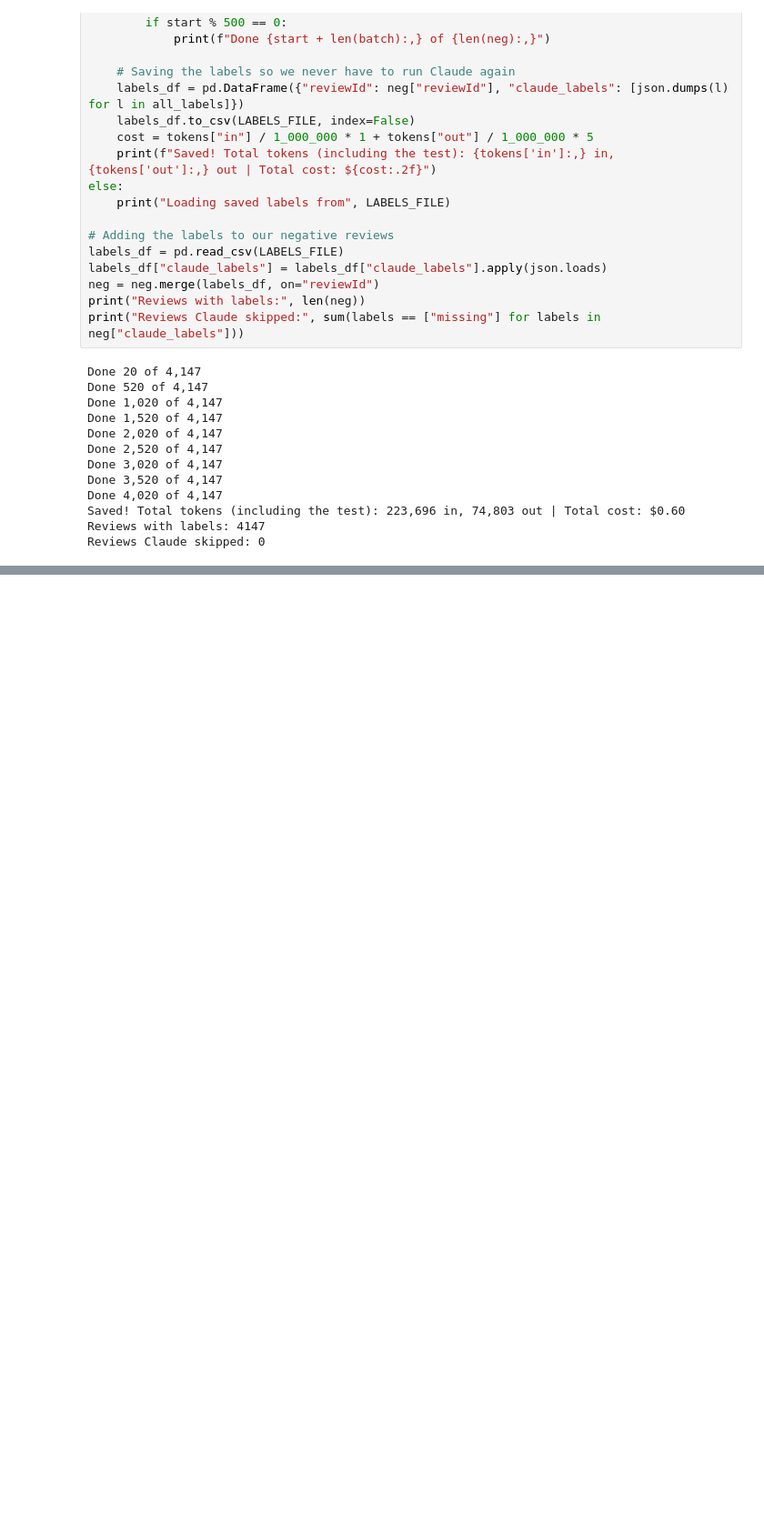
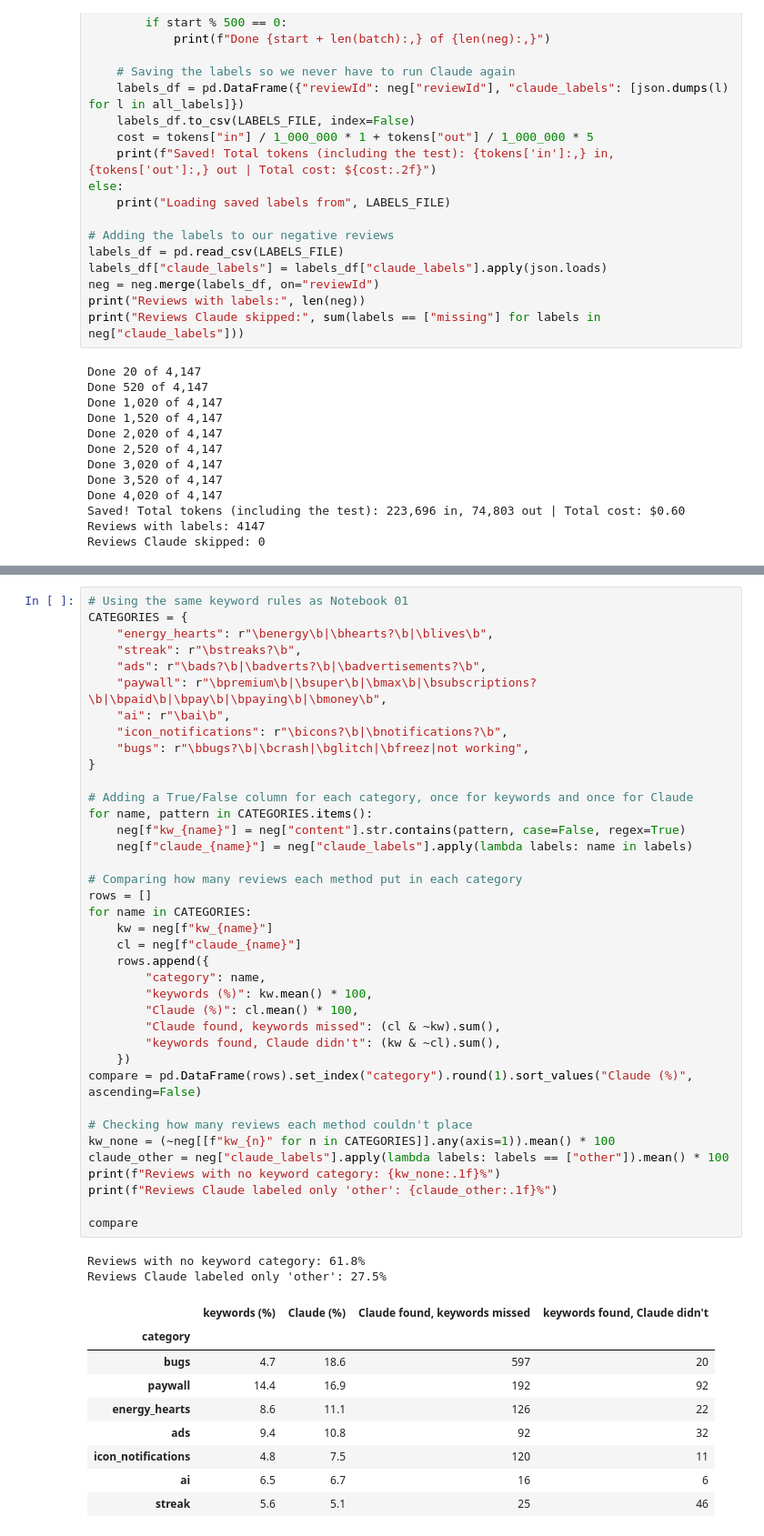
Before and after one commit to Teenna-Pachika/info4360-duolingo-reviews, a Jupyter notebook: notebooks/04_claude_labels_trends.ipynb, the cells around one changed output, grey strips where cells are left out. Shown at 91% size. Saved outputs shown, nothing was run; the diff lists cells and outputs as text; blank space fills up the shorter version.

```diff
--- a/notebooks/04_claude_labels_trends.ipynb
+++ b/notebooks/04_claude_labels_trends.ipynb
@@ -182,0 +187,50 @@ Reviews Claude skipped: 0
+# %%
+# Using the same keyword rules as Notebook 01
+CATEGORIES = {
+    "energy_hearts": r"\benergy\b|\bhearts?\b|\blives\b",
+    "streak": r"\bstreaks?\b",
+    "ads": r"\bads?\b|\badverts?\b|\badvertisements?\b",
+    "paywall": r"\bpremium\b|\bsuper\b|\bmax\b|\bsubscriptions?\b|\bpaid\b|\bpay\b|\bpaying\b|\bmoney\b",
+    "ai": r"\bai\b",
+    "icon_notifications": r"\bicons?\b|\bnotifications?\b",
+    "bugs": r"\bbugs?\b|\bcrash|\bglitch|\bfreez|not working",
+}
+
+# Adding a True/False column for each category, once for keywords and once for Claude
+for name, pattern in CATEGORIES.items():
+    neg[f"kw_{name}"] = neg["content"].str.contains(pattern, case=False, regex=True)
+    neg[f"claude_{name}"] = neg["claude_labels"].apply(lambda labels: name in labels)
+
+# Comparing how many reviews each method put in each category
+rows = []
+for name in CATEGORIES:
+    kw = neg[f"kw_{name}"]
+    cl = neg[f"claude_{name}"]
+    rows.append({
+        "category": name,
+        "keywords (%)": kw.mean() * 100,
+        "Claude (%)": cl.mean() * 100,
+        "Claude found, keywords missed": (cl & ~kw).sum(),
+        "keywords found, Claude didn't": (kw & ~cl).sum(),
+    })
+compare = pd.DataFrame(rows).set_index("category").round(1).sort_values("Claude (%)", ascending=False)
+
+# Checking how many reviews each method couldn't place
+kw_none = (~neg[[f"kw_{n}" for n in CATEGORIES]].any(axis=1)).mean() * 100
+claude_other = neg["claude_labels"].apply(lambda labels: labels == ["other"]).mean() * 100
+print(f"Reviews with no keyword category: {kw_none:.1f}%")
+print(f"Reviews Claude labeled only 'other': {claude_other:.1f}%")
+
+compare
+# %% [output]
+Reviews with no keyword category: 61.8%
+Reviews Claude labeled only 'other': 27.5%
+|  | keywords (%) | Claude (%) | Claude found, keywords missed | keywords found, Claude didn't |
+| category |  |  |  |  |
+| bugs | 4.7 | 18.6 | 597 | 20 |
+| paywall | 14.4 | 16.9 | 192 | 92 |
+| energy_hearts | 8.6 | 11.1 | 126 | 22 |
+| ads | 9.4 | 10.8 | 92 | 32 |
+| icon_notifications | 4.8 | 7.5 | 120 | 11 |
+| ai | 6.5 | 6.7 | 16 | 6 |
+| streak | 5.6 | 5.1 | 25 | 46 |
```
Also changed, not shown: parts of 6 cells of this notebook, 2 other files.
